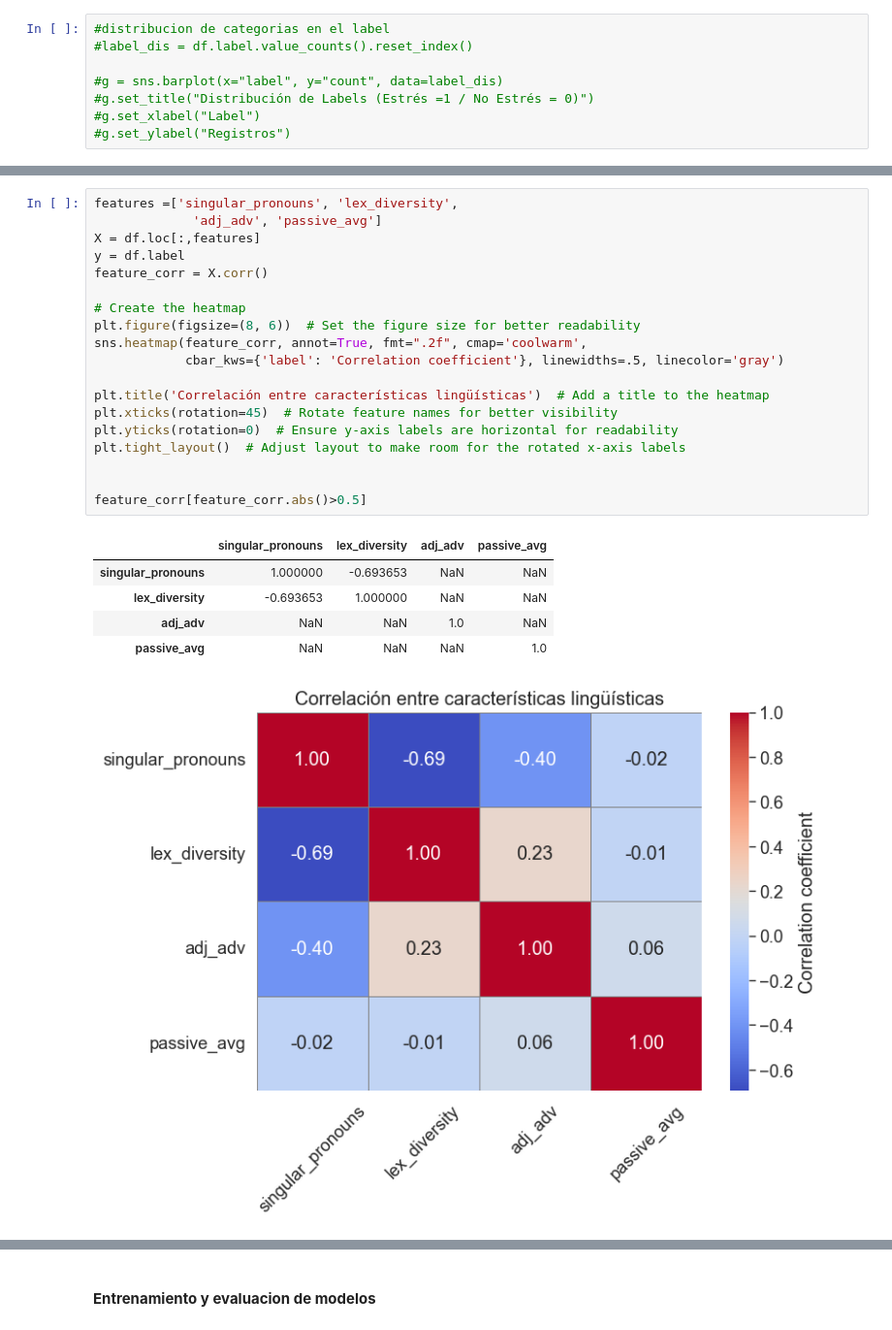
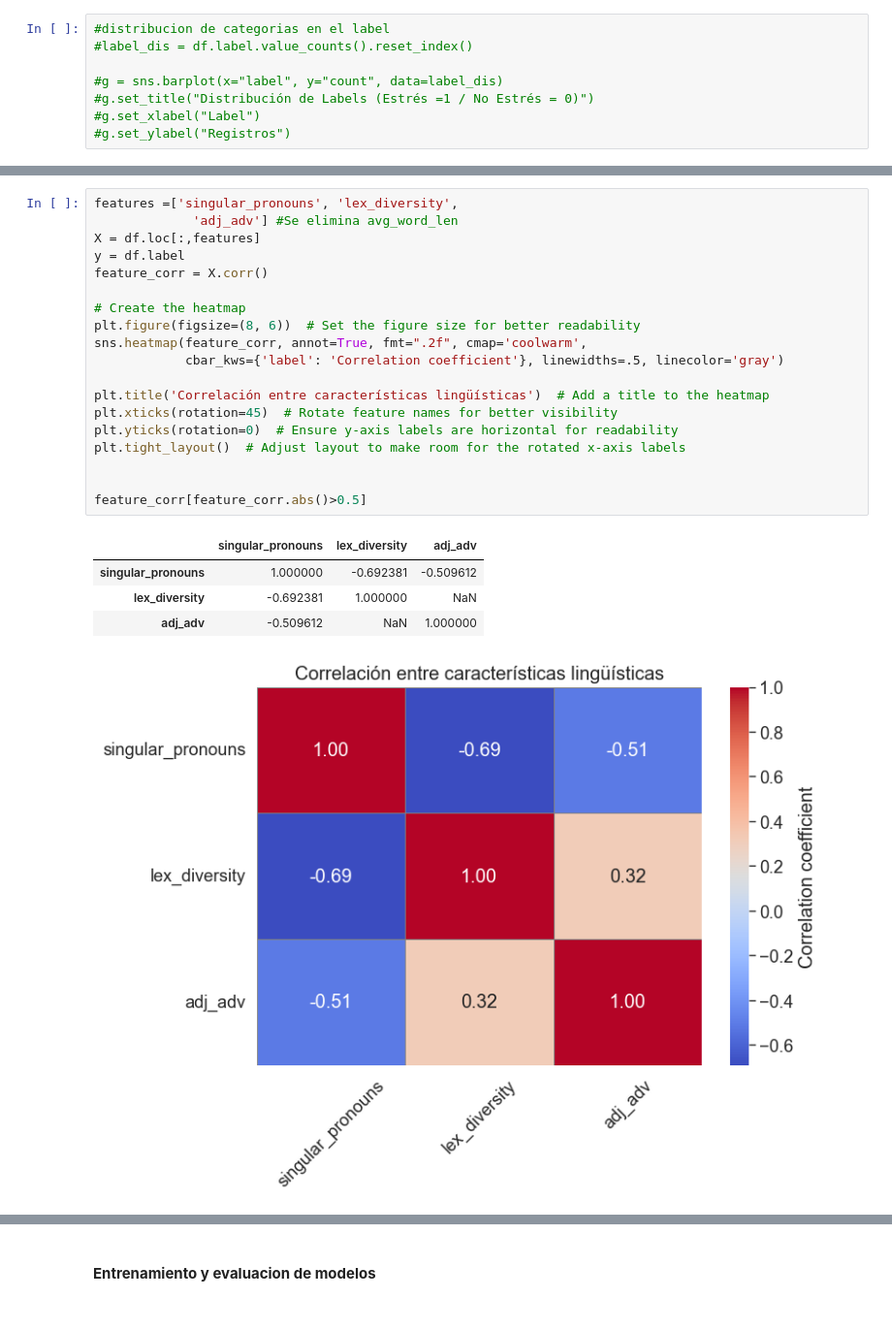
Before and after one commit to fjmoyao/depression_detection, a Jupyter notebook: src/Feature Exploration.ipynb, the cells around one changed output, grey strips where cells are left out. Shown at 97% size. Saved outputs shown, nothing was run; the diff lists cells and outputs as text.

```diff
--- a/src/Feature Exploration.ipynb
+++ b/src/Feature Exploration.ipynb
@@ -113,28 +111,27 @@ feature_corr[feature_corr.abs()>0.5]
 # %%
 features =['singular_pronouns', 'lex_diversity',
-             'adj_adv', 'passive_avg']
+             'adj_adv'] #Se elimina avg_word_len
 X = df.loc[:,features]
 y = df.label
 feature_corr = X.corr()
 
 # Create the heatmap
 plt.figure(figsize=(8, 6))  # Set the figure size for better readability
 sns.heatmap(feature_corr, annot=True, fmt=".2f", cmap='coolwarm',
             cbar_kws={'label': 'Correlation coefficient'}, linewidths=.5, linecolor='gray')
 
 plt.title('Correlación entre características lingüísticas')  # Add a title to the heatmap
 plt.xticks(rotation=45)  # Rotate feature names for better visibility
 plt.yticks(rotation=0)  # Ensure y-axis labels are horizontal for readability
 plt.tight_layout()  # Adjust layout to make room for the rotated x-axis labels
 
 
 feature_corr[feature_corr.abs()>0.5]
 # %% [output]
-|  | singular_pronouns | lex_diversity | adj_adv | passive_avg |
-| singular_pronouns | 1.000000 | -0.693653 | NaN | NaN |
-| lex_diversity | -0.693653 | 1.000000 | NaN | NaN |
-| adj_adv | NaN | NaN | 1.0 | NaN |
-| passive_avg | NaN | NaN | NaN | 1.0 |
+|  | singular_pronouns | lex_diversity | adj_adv |
+| singular_pronouns | 1.000000 | -0.692381 | -0.509612 |
+| lex_diversity | -0.692381 | 1.000000 | NaN |
+| adj_adv | -0.509612 | NaN | 1.000000 |
-[figure, old version]
+[figure, new version]
 # %%
 features =['singular_pronouns',
```
Also changed, not shown: parts of 9 cells of this notebook, 4 other files.
